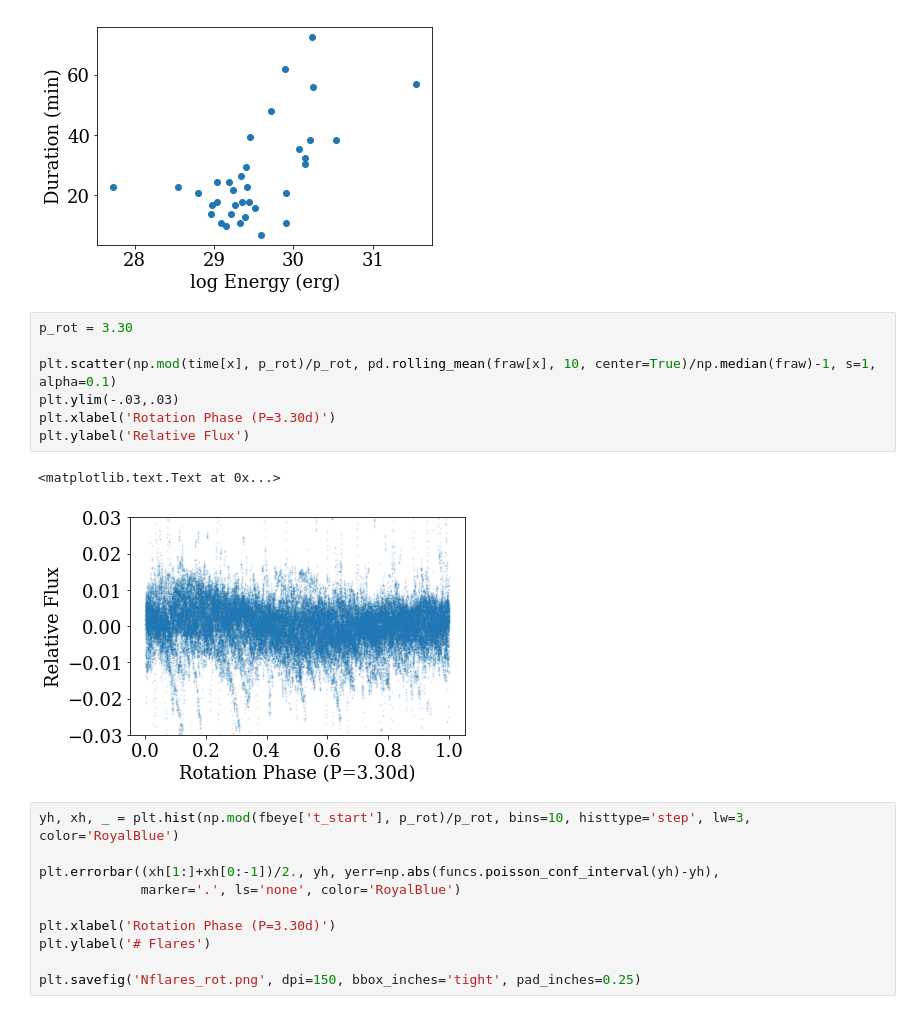
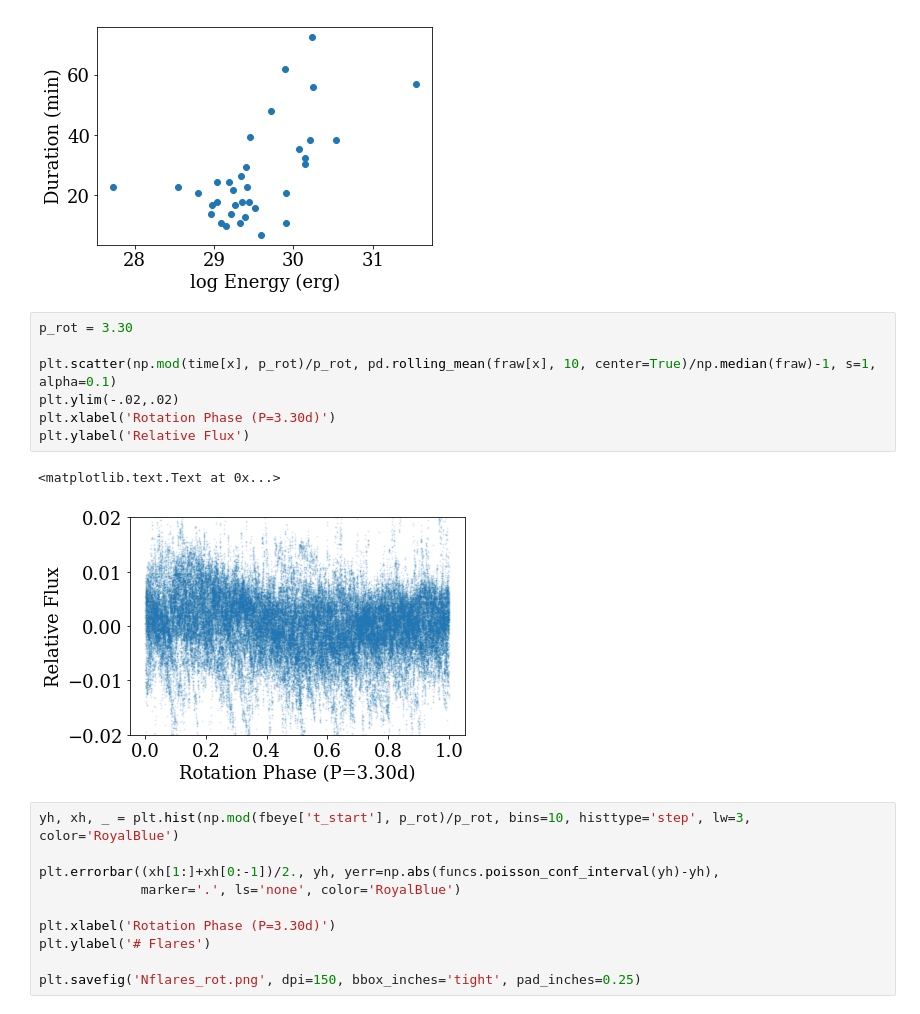
Before and after one commit to jradavenport/trappist-flares, a Jupyter notebook: explore.ipynb, the cells around one changed output. Saved outputs shown, nothing was run; the diff lists cells and outputs as text.

```diff
--- a/explore.ipynb
+++ b/explore.ipynb
@@ -335,13 +339,13 @@ plt.savefig('E_vs_Dur.png', dpi=150, bbox_inches='tight', pad_inches=0.25)
 # %%
 p_rot = 3.30
 
 plt.scatter(np.mod(time[x], p_rot)/p_rot, pd.rolling_mean(fraw[x], 10, center=True)/np.median(fraw)-1, s=1, alpha=0.1)
-plt.ylim(-.03,.03)
+plt.ylim(-.02,.02)
 plt.xlabel('Rotation Phase (P=3.30d)')
 plt.ylabel('Relative Flux')
 # %% [output]
 <matplotlib.text.Text at 0x...>
-[figure, old version]
+[figure, new version]
 # %%
 yh, xh, _ = plt.hist(np.mod(fbeye['t_start'], p_rot)/p_rot, bins=10, histtype='step', lw=3, color='RoyalBlue')
 
```
Also changed, not shown: parts of 15 cells of this notebook.
